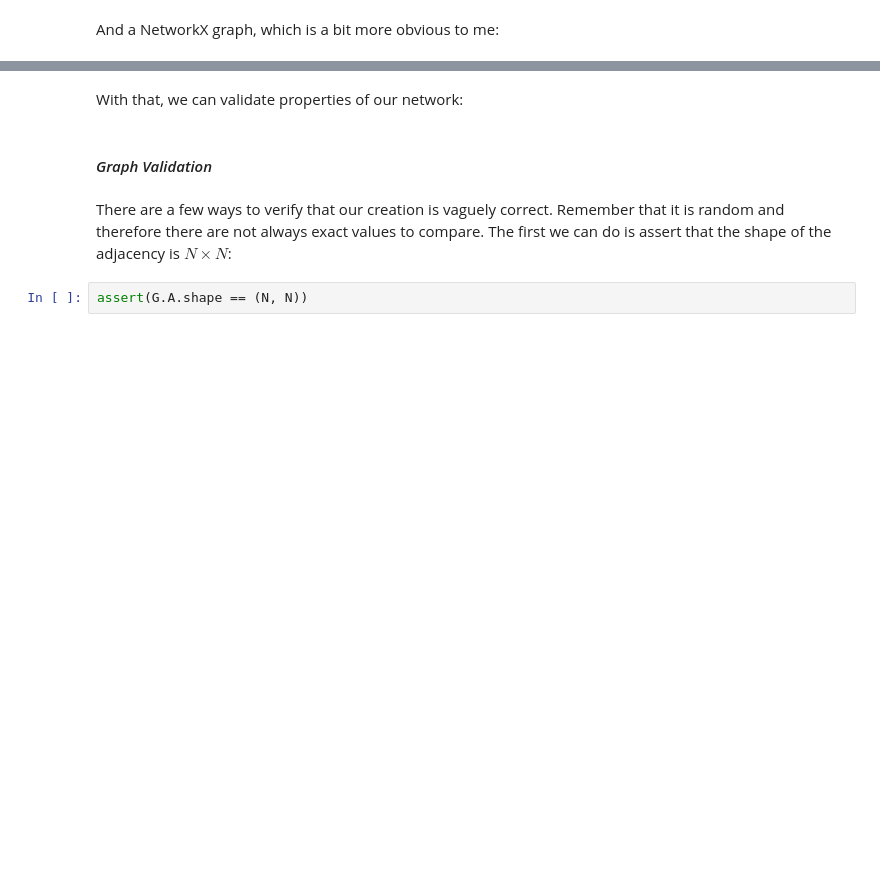
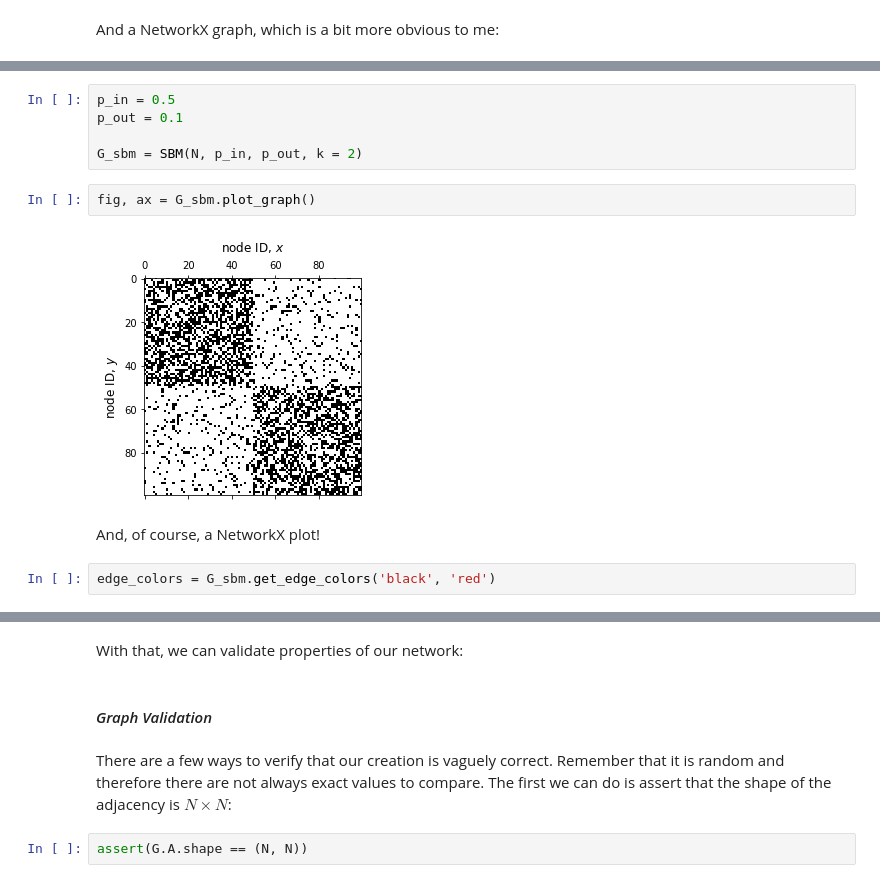
Before and after one commit to ubsuny/MC_RandomNetworks-RaspiZero, a Jupyter notebook: network_analysis.ipynb, the cells around one changed output, grey strips where cells are left out. Drawn from its saved outputs; the diff is of its cells as text; blank space fills up the shorter version.

```diff
--- a/network_analysis.ipynb
+++ b/network_analysis.ipynb
@@ -47,0 +50,13 @@ fig, ax = G.plot_networkx()
+# %%
+p_in = 0.5
+p_out = 0.1
+
+G_sbm = SBM(N, p_in, p_out, k = 2)
+# %%
+fig, ax = G_sbm.plot_graph()
+# %% [output]
+[figure, added]
+# %% [markdown]
+And, of course, a NetworkX plot!
+# %%
+edge_colors = G_sbm.get_edge_colors('black', 'red')
```
Also changed, not shown: parts of 11 cells of this notebook.
